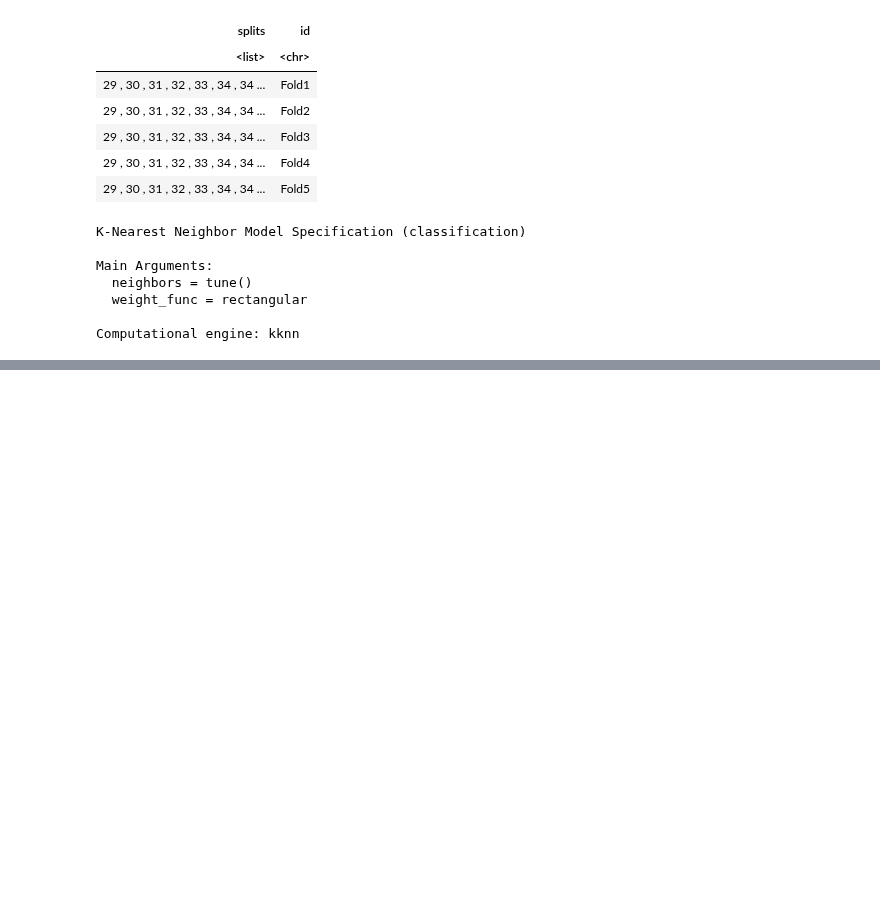
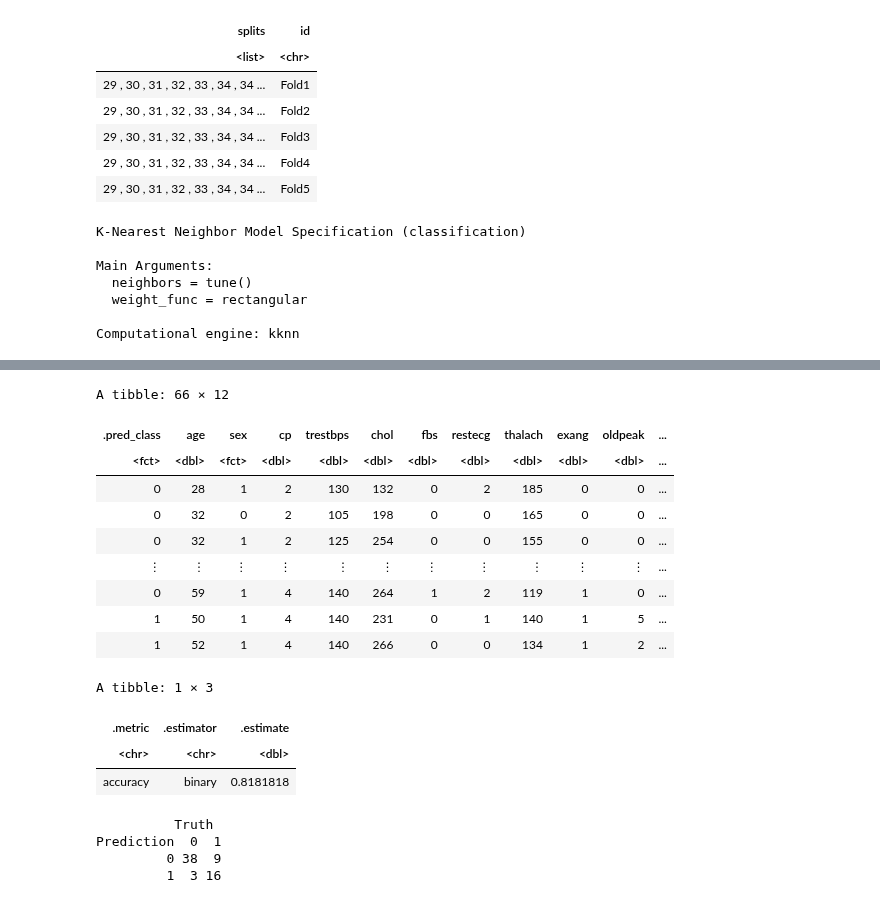
Before and after one commit to RichardAdhika22/heart_attack_prediction_knn, a Jupyter notebook: Group_project_report.ipynb, the cells around one changed output, grey strips where cells are left out. Cells and saved outputs as stored; diff of their text form; code cells hidden in the pictures; blank space fills up the shorter version.

```diff
--- a/Group_project_report.ipynb
+++ b/Group_project_report.ipynb
@@ -317,0 +319,8 @@ heart_attack_accuracies_plot
+# %%
+k_max_value = heart_attack_accuracies |>
+    arrange(desc(mean))|>
+    slice(1)|>
+    select(neighbors)|>
+    pull()
+
+k_max_value
@@ -317,0 +329,6 @@ heart_attack_accuracies_plot
+# %%
+heart_attack_spec_final = nearest_neighbor(weight_func = "rectangular", neighbors = k_max_value)|>
+    set_engine("kknn")|>
+    set_mode("classification")
+
+heart_attack_spec_final
@@ -317,0 +343,7 @@ heart_attack_accuracies_plot
+# %%
+heart_attack_result = workflow()|>
+    add_recipe(heart_attack_recipe)|>
+    add_model(heart_attack_spec_final)|>
+    fit(heart_attack_data_selected)
+
+heart_attack_result
@@ -317,0 +370,36 @@ heart_attack_accuracies_plot
+# %%
+heart_attack_prediction = heart_attack_result |>
+    predict(heart_attack_testing)|>
+    bind_cols(heart_attack_testing)
+
+heart_attack_final_accuracy = heart_attack_prediction |>
+    metrics(truth = num, estimate = .pred_class)|>
+    filter(.metric == "accuracy")
+
+heart_attack_prediction
+heart_attack_final_accuracy
+# %% [output]
+A tibble: 66 × 12
+| .pred_class | age | sex | cp | trestbps | chol | fbs | restecg | thalach | exang | oldpeak | ... |
+| <fct> | <dbl> | <fct> | <dbl> | <dbl> | <dbl> | <dbl> | <dbl> | <dbl> | <dbl> | <dbl> | ... |
+| 0 | 28 | 1 | 2 | 130 | 132 | 0 | 2 | 185 | 0 | 0 | ... |
+| 0 | 32 | 0 | 2 | 105 | 198 | 0 | 0 | 165 | 0 | 0 | ... |
+| 0 | 32 | 1 | 2 | 125 | 254 | 0 | 0 | 155 | 0 | 0 | ... |
+| ⋮ | ⋮ | ⋮ | ⋮ | ⋮ | ⋮ | ⋮ | ⋮ | ⋮ | ⋮ | ⋮ | ... |
+| 0 | 59 | 1 | 4 | 140 | 264 | 1 | 2 | 119 | 1 | 0 | ... |
+| 1 | 50 | 1 | 4 | 140 | 231 | 0 | 1 | 140 | 1 | 5 | ... |
+| 1 | 52 | 1 | 4 | 140 | 266 | 0 | 0 | 134 | 1 | 2 | ... |
+A tibble: 1 × 3
+| .metric | .estimator | .estimate |
+| <chr> | <chr> | <dbl> |
+| accuracy | binary | 0.8181818 |
+# %%
+heart_attack_mnist = heart_attack_prediction |>
+    conf_mat(truth = num, estimate = .pred_class)
+
+heart_attack_mnist
+# %% [output]
+          Truth
+Prediction  0  1
+         0 38  9
+         1  3 16
```
Also changed, not shown: parts of 6 cells of this notebook.
